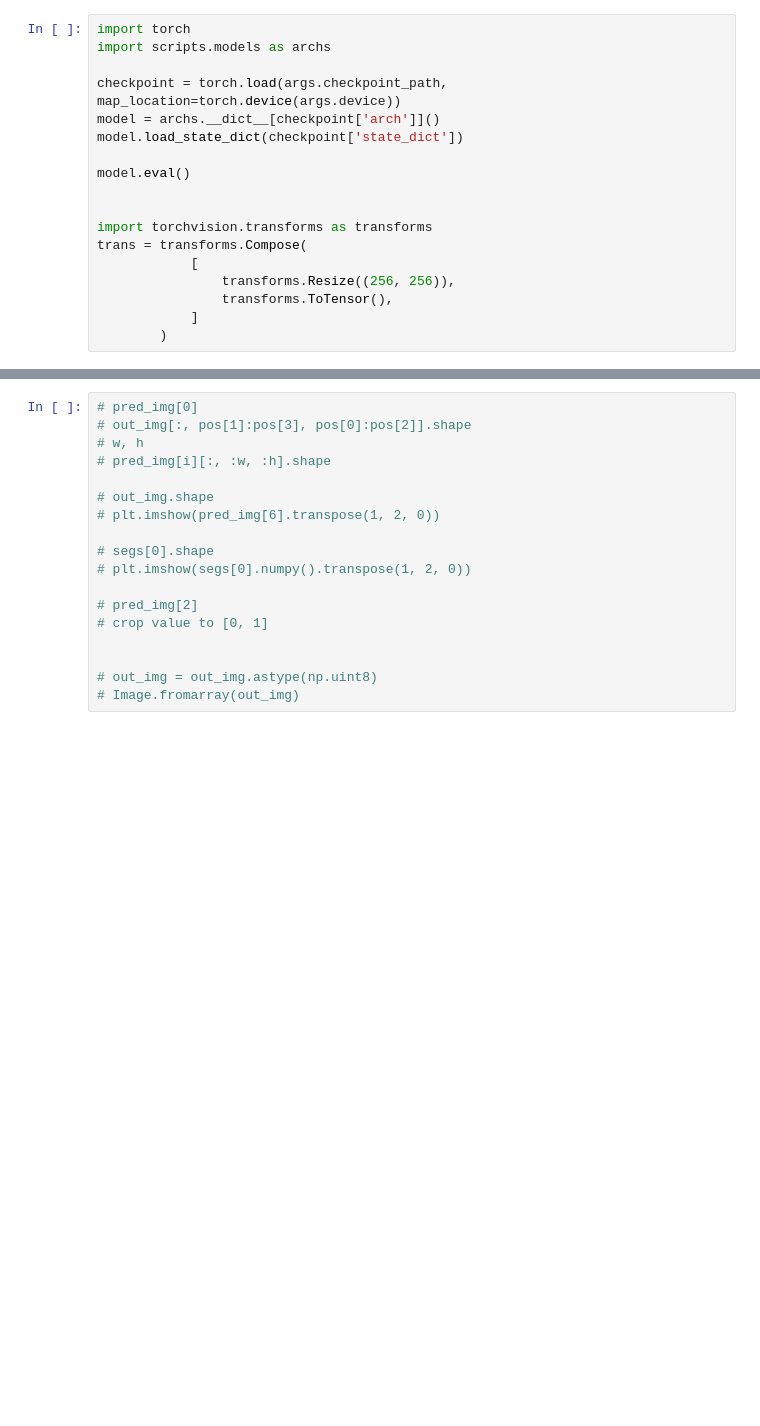
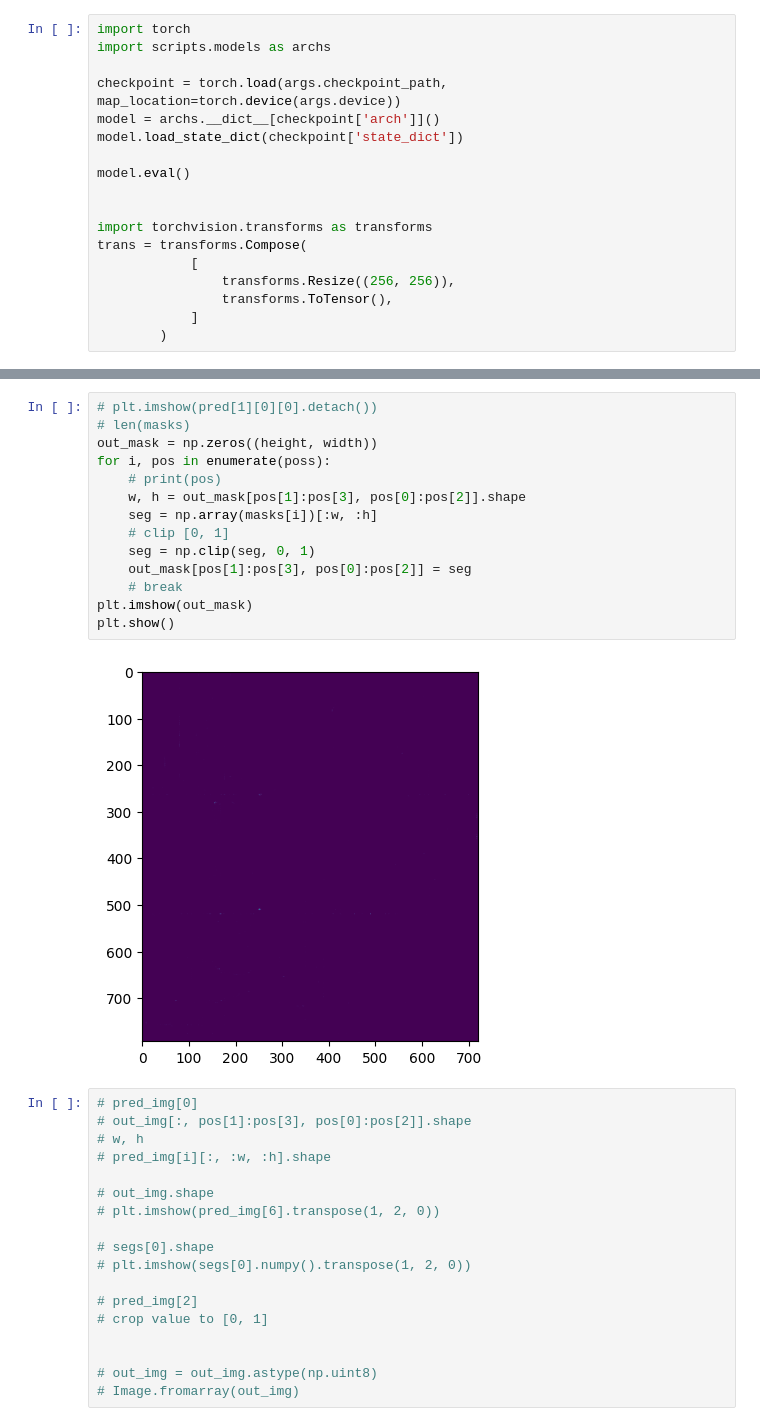
Before and after one commit to hahunavth/deep-blind-watermark-removal, a Jupyter notebook: inference.ipynb, the cells around one changed output, grey strips where cells are left out. Saved outputs shown, nothing was run; the diff lists cells and outputs as text; blank space fills up the shorter version.

```diff
--- a/inference.ipynb
+++ b/inference.ipynb
@@ -98,3 +114,19 @@ Image.fromarray(out_img)
+# %%
+# plt.imshow(pred[1][0][0].detach())
+# len(masks)
+out_mask = np.zeros((height, width))
+for i, pos in enumerate(poss):
+    # print(pos)
+    w, h = out_mask[pos[1]:pos[3], pos[0]:pos[2]].shape
+    seg = np.array(masks[i])[:w, :h]
+    # clip [0, 1]
+    seg = np.clip(seg, 0, 1)
+    out_mask[pos[1]:pos[3], pos[0]:pos[2]] = seg
+    # break
+plt.imshow(out_mask)
+plt.show()
+# %% [output]
+[figure, added]
 # %%
 # pred_img[0]
 # out_img[:, pos[1]:pos[3], pos[0]:pos[2]].shape
```
Also changed, not shown: parts of 4 cells of this notebook, 4 other files.
